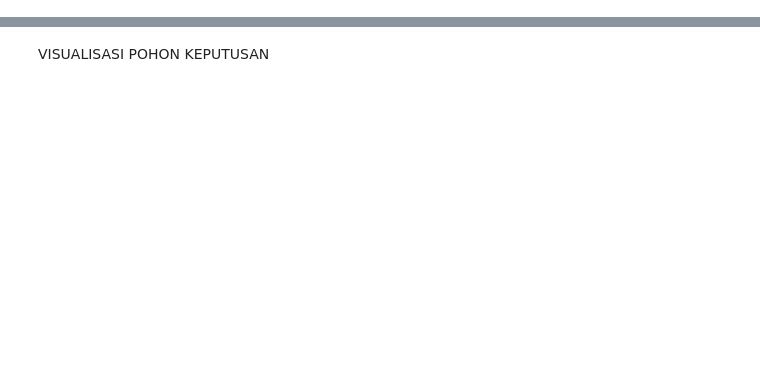
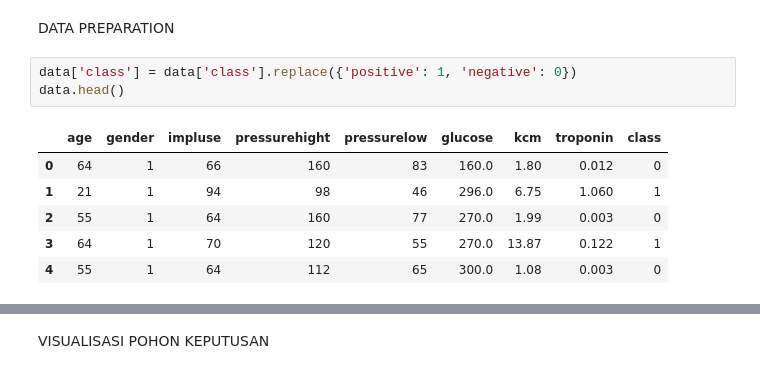
Before and after one commit to adeandreass/Streamlit-Cvd, a Jupyter notebook: penyakit-jantung.ipynb, the cells around one changed output, grey strips where cells are left out. Drawn from its saved outputs; the diff is of its cells as text; blank space fills up the shorter version.

```diff
--- a/penyakit-jantung.ipynb
+++ b/penyakit-jantung.ipynb
@@ -187,0 +51,12 @@ Pasien tidak terkena penyakit jantung
+# %% [markdown]
+DATA PREPARATION
+# %%
+data['class'] = data['class'].replace({'positive': 1, 'negative': 0})
+data.head()
+# %% [output]
+|  | age | gender | impluse | pressurehight | pressurelow | glucose | kcm | troponin | class |
+| 0 | 64 | 1 | 66 | 160 | 83 | 160.0 | 1.80 | 0.012 | 0 |
+| 1 | 21 | 1 | 94 | 98 | 46 | 296.0 | 6.75 | 1.060 | 1 |
+| 2 | 55 | 1 | 64 | 160 | 77 | 270.0 | 1.99 | 0.003 | 0 |
+| 3 | 64 | 1 | 70 | 120 | 55 | 270.0 | 13.87 | 0.122 | 1 |
+| 4 | 55 | 1 | 64 | 112 | 65 | 300.0 | 1.08 | 0.003 | 0 |
```
Also changed, not shown: parts of 42 cells of this notebook.
